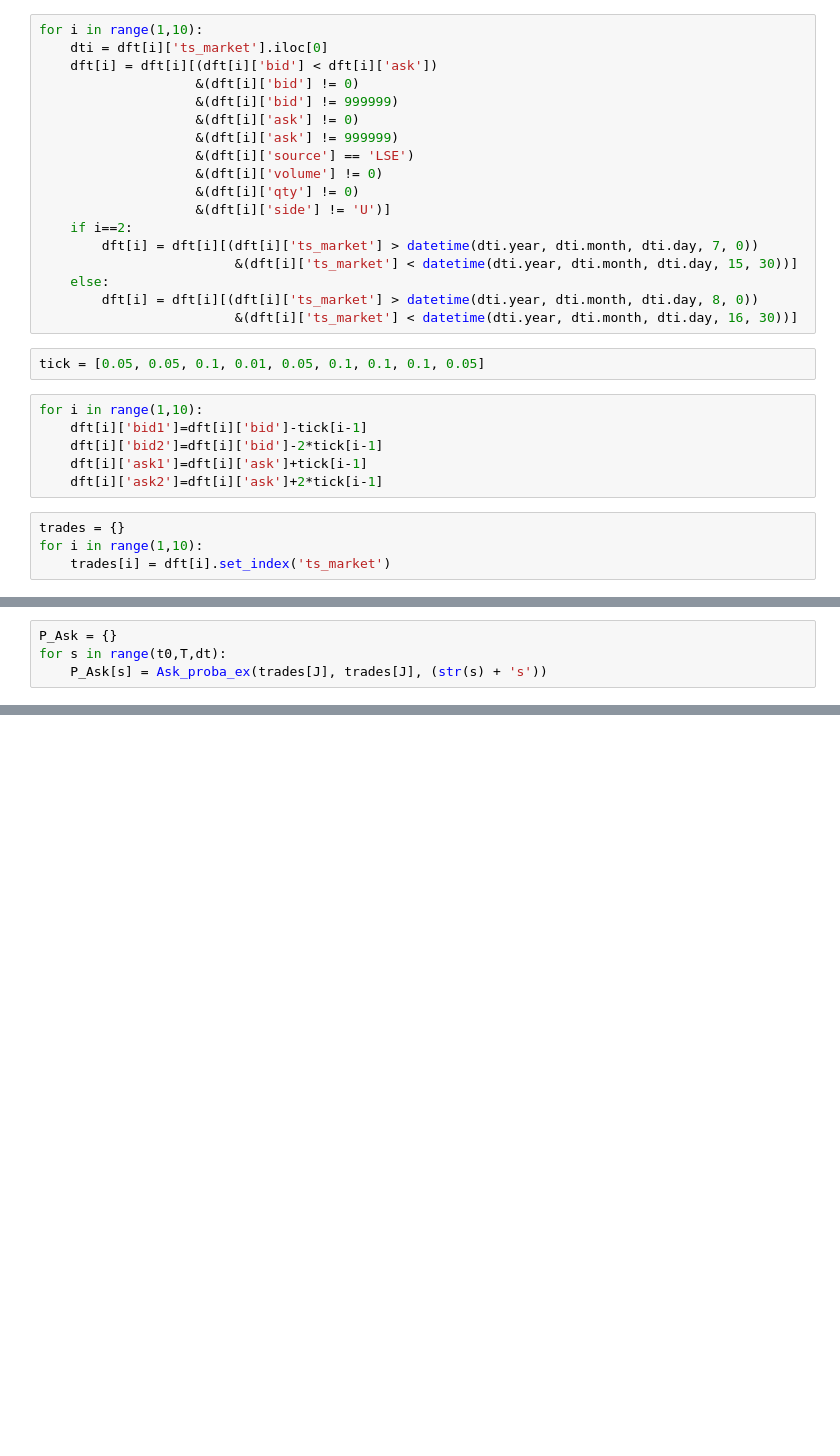
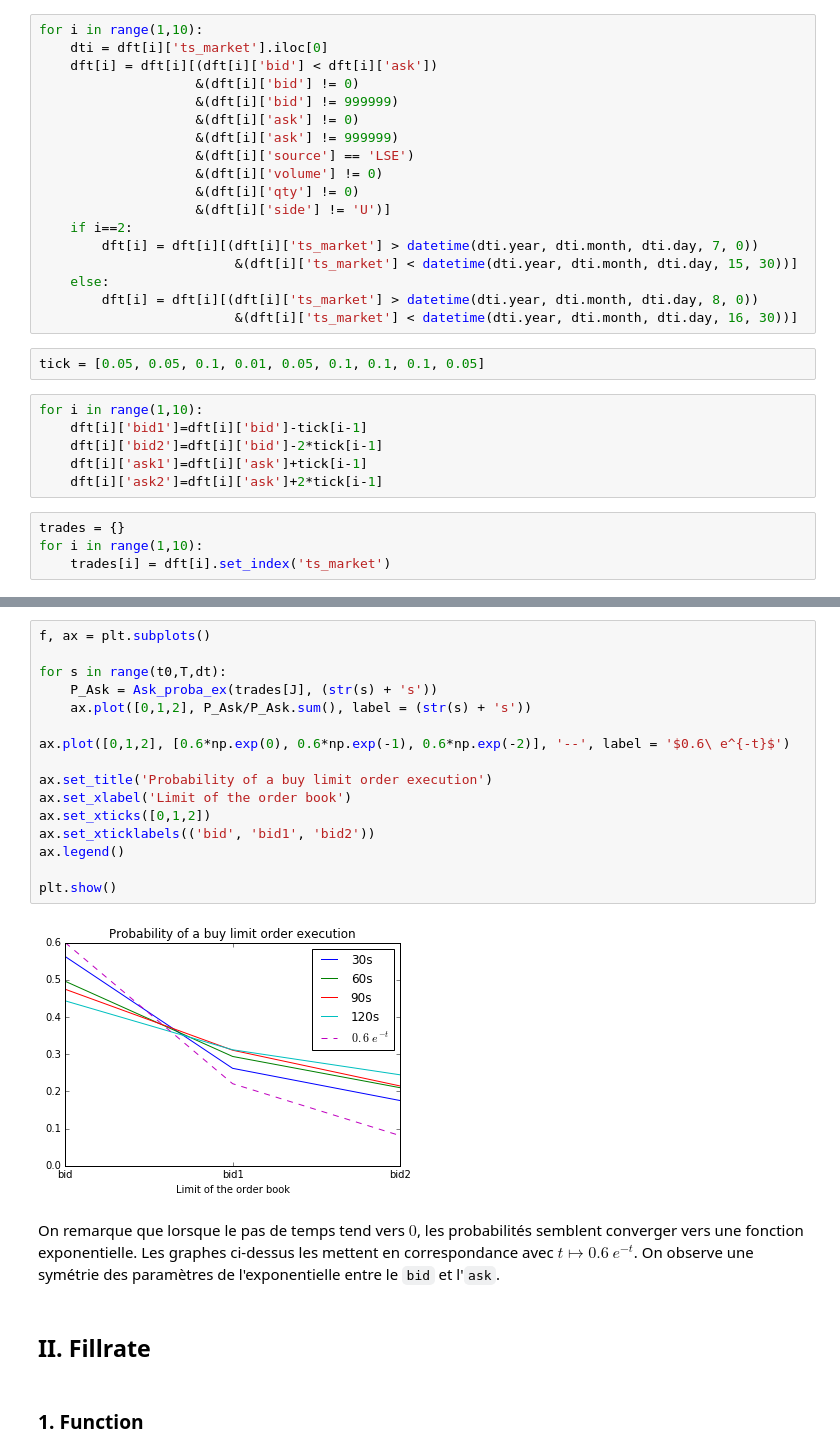
Before and after one commit to m-legrand/TD_Laruelle, a Jupyter notebook: Seance4/TP4.ipynb, the cells around one changed output, grey strips where cells are left out. Saved outputs shown, nothing was run; the diff lists cells and outputs as text; blank space fills up the shorter version.

```diff
--- a/Seance4/TP4.ipynb
+++ b/Seance4/TP4.ipynb
@@ -139,4 +48,0 @@ plt.show()
-# %%
-P_Ask = {}
-for s in range(t0,T,dt):
-    P_Ask[s] = Ask_proba_ex(trades[J], trades[J], (str(s) + 's'))
@@ -226,0 +116,24 @@ for t in range(len(Waiting_time)):
+# %%
+f, ax = plt.subplots()
+
+for s in range(t0,T,dt):
+    P_Ask = Ask_proba_ex(trades[J], (str(s) + 's'))
+    ax.plot([0,1,2], P_Ask/P_Ask.sum(), label = (str(s) + 's'))
+
+ax.plot([0,1,2], [0.6*np.exp(0), 0.6*np.exp(-1), 0.6*np.exp(-2)], '--', label = '$0.6\ e^{-t}$')
+
+ax.set_title('Probability of a buy limit order execution')
+ax.set_xlabel('Limit of the order book')
+ax.set_xticks([0,1,2])
+ax.set_xticklabels(('bid', 'bid1', 'bid2'))
+ax.legend()
+
+plt.show()
+# %% [output]
+[figure, added]
+# %% [markdown]
+On remarque que lorsque le pas de temps tend vers $0$, les probabilités semblent converger vers une fonction exponentielle. Les graphes ci-dessus les mettent en correspondance avec $t \mapsto 0.6\ e^{-t}$. On observe une symétrie des paramètres de l'exponentielle entre le `bid` et l'`ask`.
+# %% [markdown]
+## II. Fillrate
+# %% [markdown]
+### 1. Function
```
Also changed, not shown: parts of 46 cells of this notebook, 1 other file.
